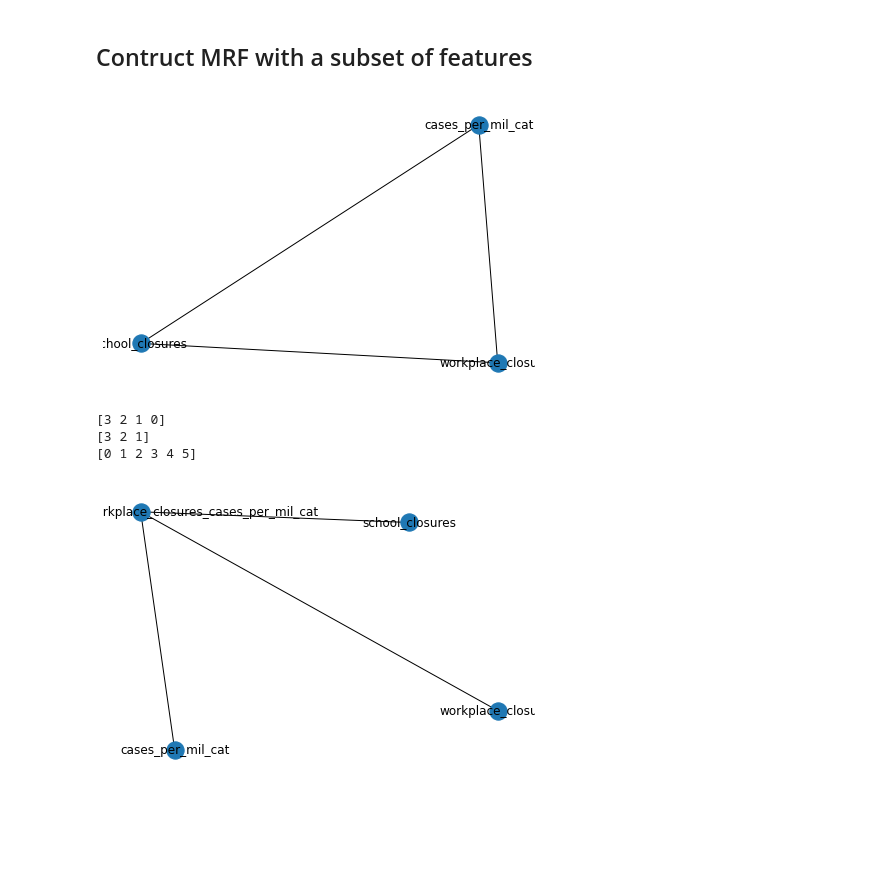
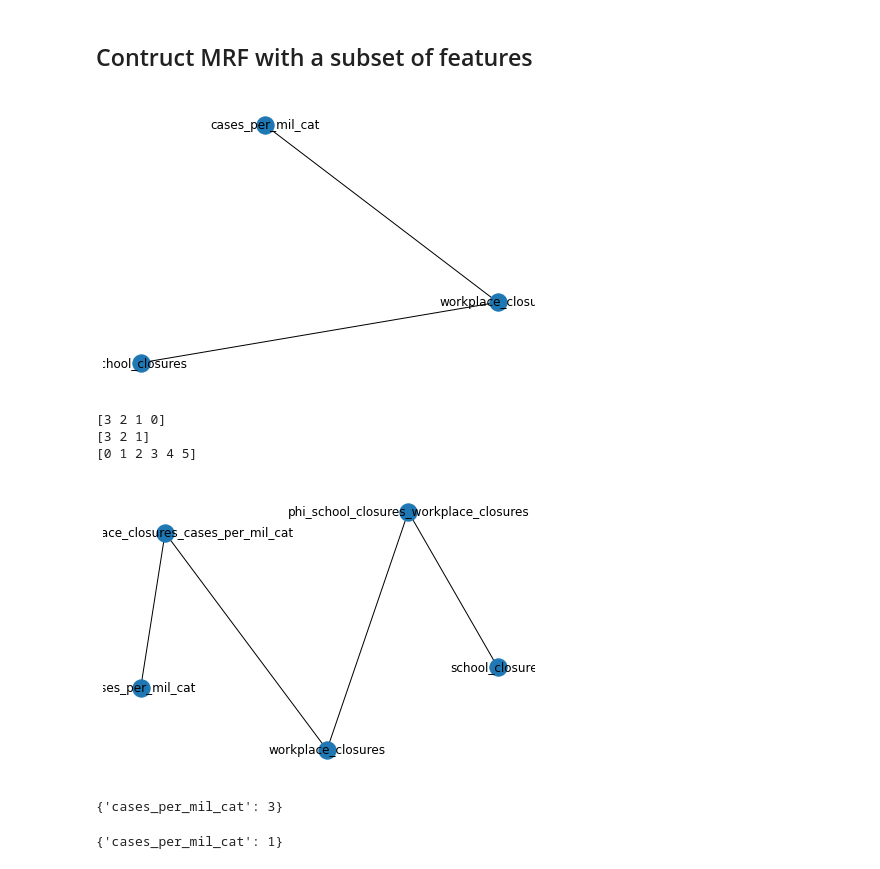
Before and after one commit to KrishnaKumarHariprasannan/cs5340-covid-pgm, a Jupyter notebook: notebook/2_1_mrf.ipynb, the cells around one changed output. Cells and saved outputs as stored; diff of their text form; code cells hidden in the pictures; blank space fills up the shorter version.

Commit message:
Update factors and sample inferences for MRF

```diff
--- a/notebook/2_1_mrf.ipynb
+++ b/notebook/2_1_mrf.ipynb
@@ -99,14 +99,14 @@ from pgmpy.models import MarkovNetwork, BayesianNetwork
 
 sample_model = BayesianNetwork(
     [
-        ("school_closures", "cases_per_mil_cat"),
+        ("school_closures", "workplace_closures"),
         ("workplace_closures", "cases_per_mil_cat"),
     ]
 )
 G = sample_model.to_markov_model()
 nx.draw(G, with_labels=True)
 # %% [output]
-[figure, old version]
+[figure, new version]
 # %%
 for column in ["school_closures", "workplace_closures", "cases_per_mil_cat"]:
     print(ml_filtered[column].unique())
@@ -116,12 +116,17 @@ for column in ["school_closures", "workplace_closures", "cases_per_mil_cat"]:
 [0 1 2 3 4 5]
 # %%
 from pgmpy.factors.discrete import DiscreteFactor
-phi = DiscreteFactor(["school_closures", "workplace_closures", "cases_per_mil_cat"], [4, 3, 6], np.ones(72))
-G.add_factors(phi)
+factor1 = DiscreteFactor(["school_closures", "workplace_closures"], [4, 3], np.random.randn(12))
+factor2 = DiscreteFactor(["workplace_closures", "cases_per_mil_cat"], [3, 6], np.random.randn(18))
+G.add_factors(factor1, factor2)
 nx.draw(G.to_factor_graph(), with_labels=True)
 # %% [output]
-[figure, old version]
+[figure, new version]
 # %%
 from pgmpy.inference import BeliefPropagation
 bp = BeliefPropagation(G)
-bp.map_query(["cases_per_mil_cat"], evidence={"school_closures": 2, "workplace_closures": 1})
+print(bp.map_query(["cases_per_mil_cat"], evidence={"school_closures": 1, "workplace_closures": 1}))
+print(bp.map_query(["cases_per_mil_cat"], evidence={"school_closures": 3, "workplace_closures": 2}))
+# %% [output]
+{'cases_per_mil_cat': 3}
+{'cases_per_mil_cat': 1}
```
Also changed, not shown: parts of 6 cells of this notebook.
